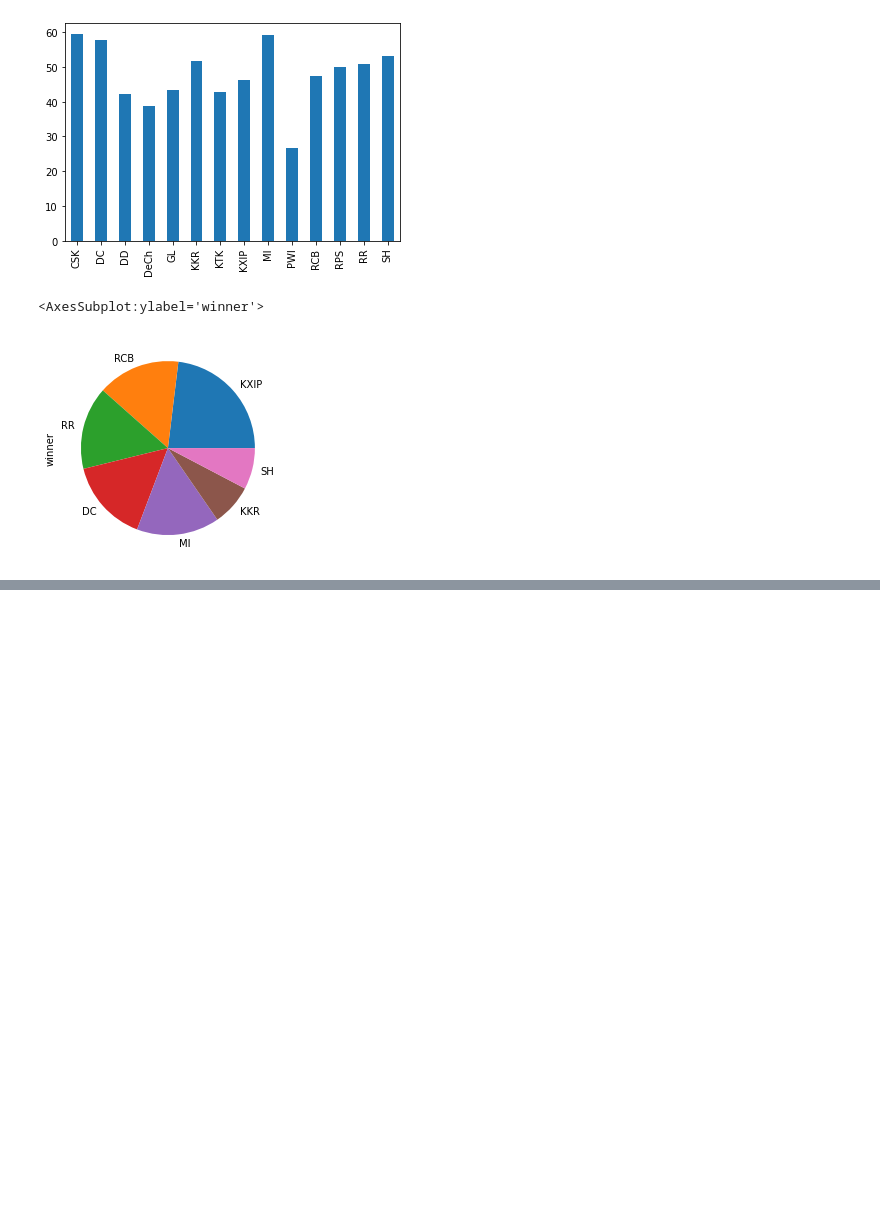
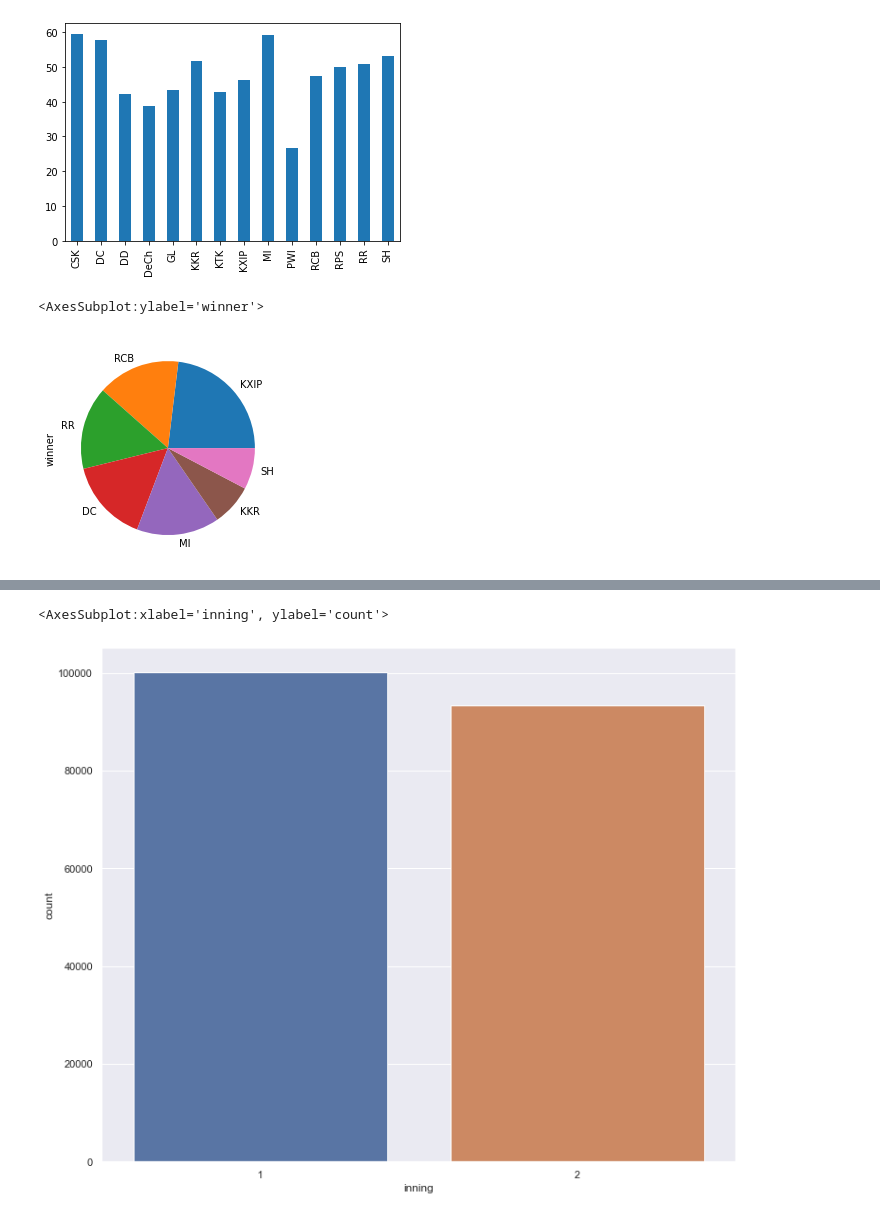
Before and after one commit to IPL-analysis-project/IPL-Dataset-Analysis, a Jupyter notebook: main.ipynb, the cells around one changed output, grey strips where cells are left out. Saved outputs shown, nothing was run; the diff lists cells and outputs as text; code cells hidden in the pictures; blank space fills up the shorter version.

```diff
--- a/main.ipynb
+++ b/main.ipynb
@@ -182,0 +183,9 @@ deliveries.head()
+# %%
+deliveries.replace(team_names,team_names_abv,inplace = True)
+# %%
+import seaborn as sns
+sns.set(rc={'figure.figsize':(12,10)})
+sns.countplot(x=deliveries.inning)
+# %% [output]
+<AxesSubplot:xlabel='inning', ylabel='count'>
+[figure, added]
```
Also changed, not shown: parts of 4 cells of this notebook.
